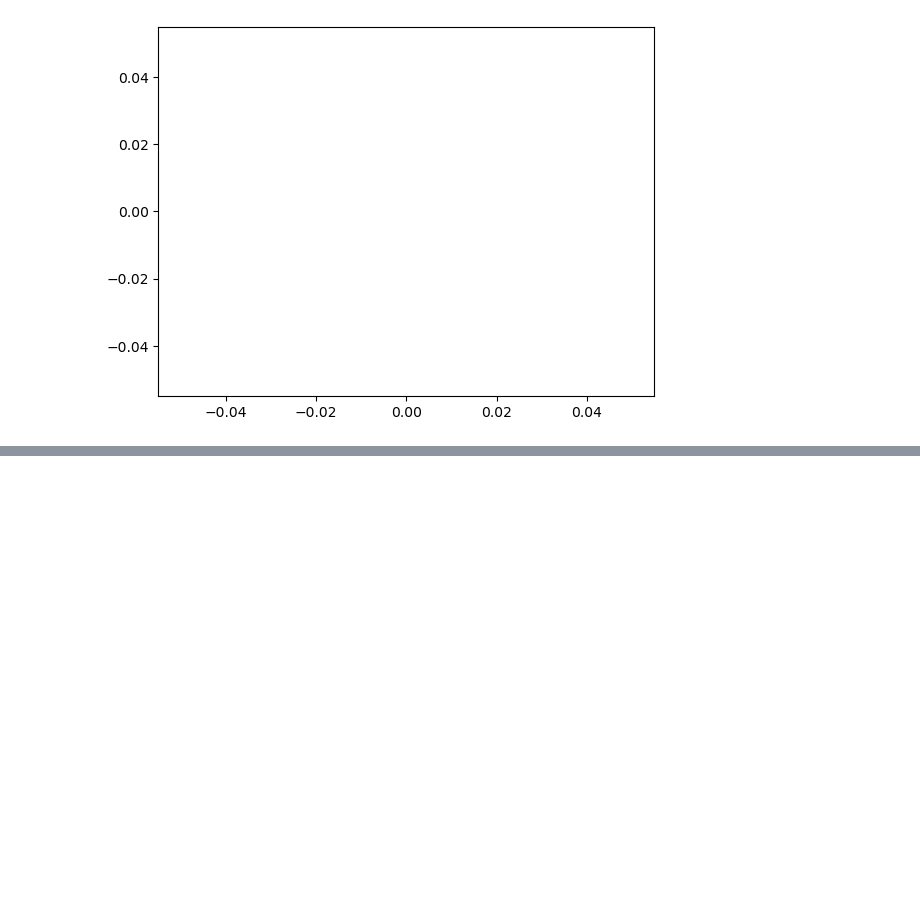
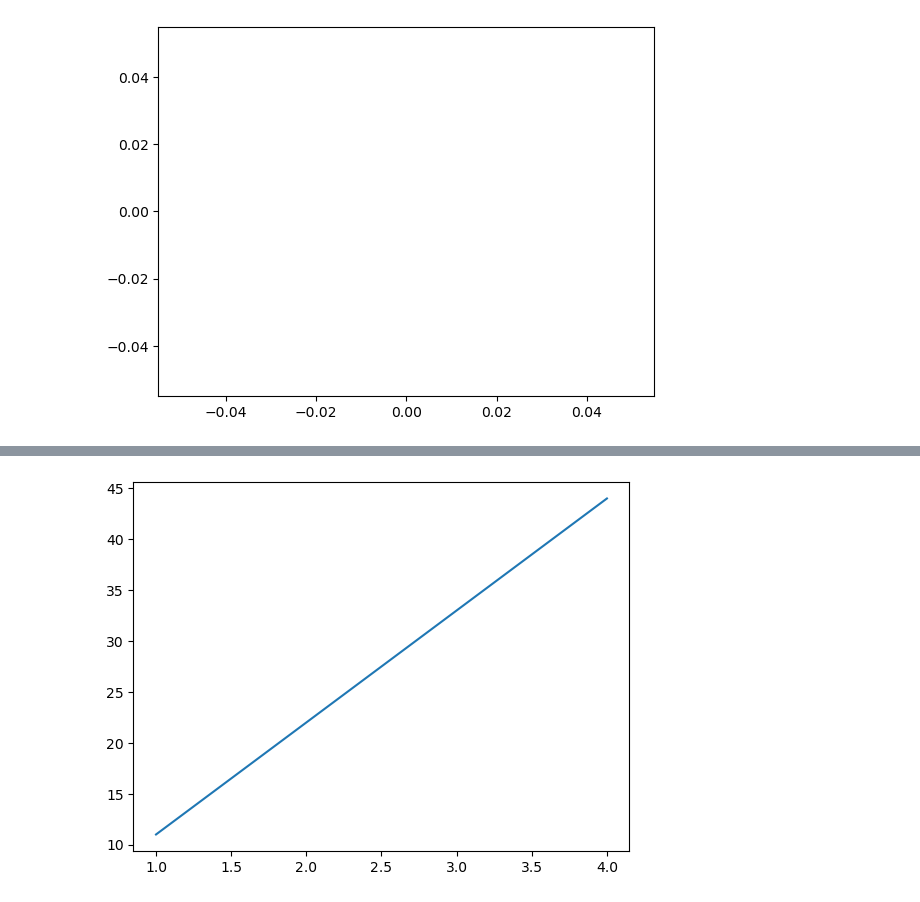
Before and after one commit to junaidknows/ml-study-projects, a Jupyter notebook: Introduction to Matplotlib.ipynb, the cells around one changed output, grey strips where cells are left out. Cells and saved outputs as stored; diff of their text form; code cells hidden in the pictures; blank space fills up the shorter version.

```diff
--- a/Introduction to Matplotlib.ipynb
+++ b/Introduction to Matplotlib.ipynb
@@ -16,0 +22,7 @@ plt.show()
+# %%
+x = [1, 2, 3, 4]
+y = [11, 22, 33, 44]
+plt.plot(x, y)
+plt.show()
+# %% [output]
+[figure, added]
```
Also changed, not shown: parts of 10 cells of this notebook.
